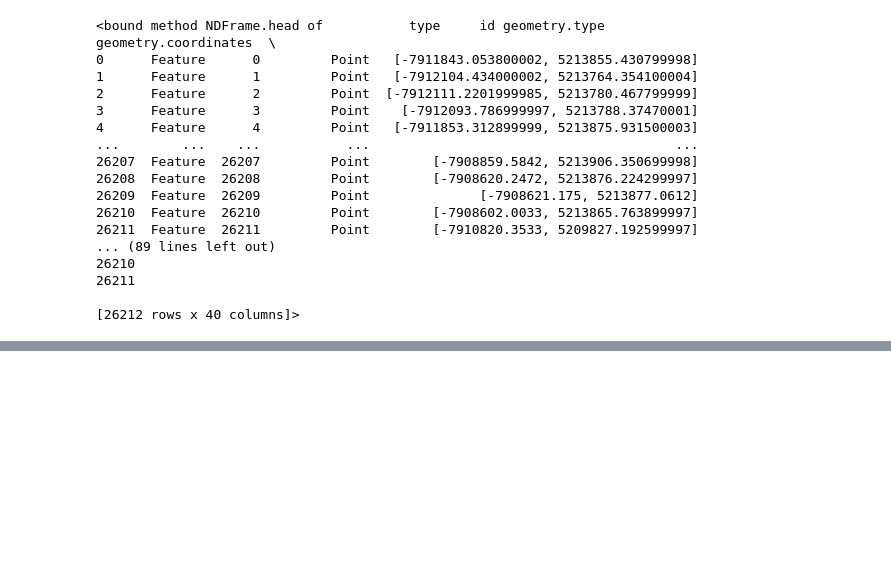
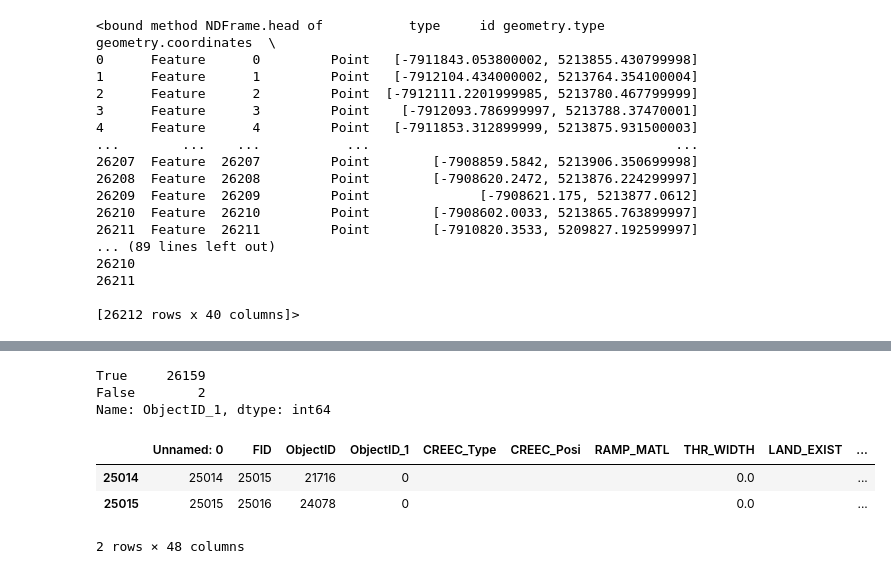
Before and after one commit to BU-Spark/ds-stantec-sidewalks, a Jupyter notebook: spring23-team-1/files/RampScore.ipynb, the cells around one changed output, grey strips where cells are left out. Cells and saved outputs as stored; diff of their text form; code cells hidden in the pictures; blank space fills up the shorter version.

```diff
--- a/spring23-team-1/files/RampScore.ipynb
+++ b/spring23-team-1/files/RampScore.ipynb
@@ -49,0 +100,14 @@ df.to_csv("./Ramp_score.csv", index=False)
+# %%
+async def get_response(zipcodes):
+    return await asyncio.gather(**zipcodes)
+
+zipcodes = []
+
+for index,row in coord.iterrows():
+    zipcodes.append(asyncio.ensure_future(get_zipcode(row, geolocator,lat_field='y', lon_field='x')))
+
+#Wait till all the threads are finished running and get the data
+#Takes a long time to runn
+response = asyncio.run(get_response(zipcodes))
+df['address'] = response
+# df['pincode'] = df['address'].apply(lambda x: x['postcode'])
@@ -49,0 +167,25 @@ df.to_csv("./Ramp_score.csv", index=False)
+# %%
+df_ramps_0 = pd.read_csv('../data/Ramps_0_Updated.csv')
+
+# df['Neighborghood'] = df.apply(lambda x:)
+
+df_ramps_0['ObjectID_1'].isin(df['properties.ObjectID_1']).value_counts()
+
+# df_ramps_0[df_ramps_0['ObjectID_1'] == df['properties.ObjectID_1']]
+
+# for i in range(len(df)):
+#     for j in range(len(df_ramps_0)):
+#         if df_ramps_0.iloc[j]['ObjectID_1'] == df.iloc[i]['properties.ObjectID_1']:
+#             df.iloc[i]['Neighborhood'] = df_ramps_0.iloc[j]['neighborhood']
+#             break
+# %% [output]
+True     26159
+False        2
+Name: ObjectID_1, dtype: int64
+# %%
+df_ramps_0[df_ramps_0['ObjectID_1'].isin(df['properties.ObjectID_1']) == False]
+# %% [output]
+|  | Unnamed: 0 | FID | ObjectID | ObjectID_1 | CREEC_Type | CREEC_Posi | RAMP_MATL | THR_WIDTH | LAND_EXIST | ... |
+| 25014 | 25014 | 25015 | 21716 | 0 |  |  |  | 0.0 |  | ... |
+| 25015 | 25015 | 25016 | 24078 | 0 |  |  |  | 0.0 |  | ... |
+2 rows × 48 columns
```
Also changed, not shown: parts of 9 cells of this notebook, 7 other files.
